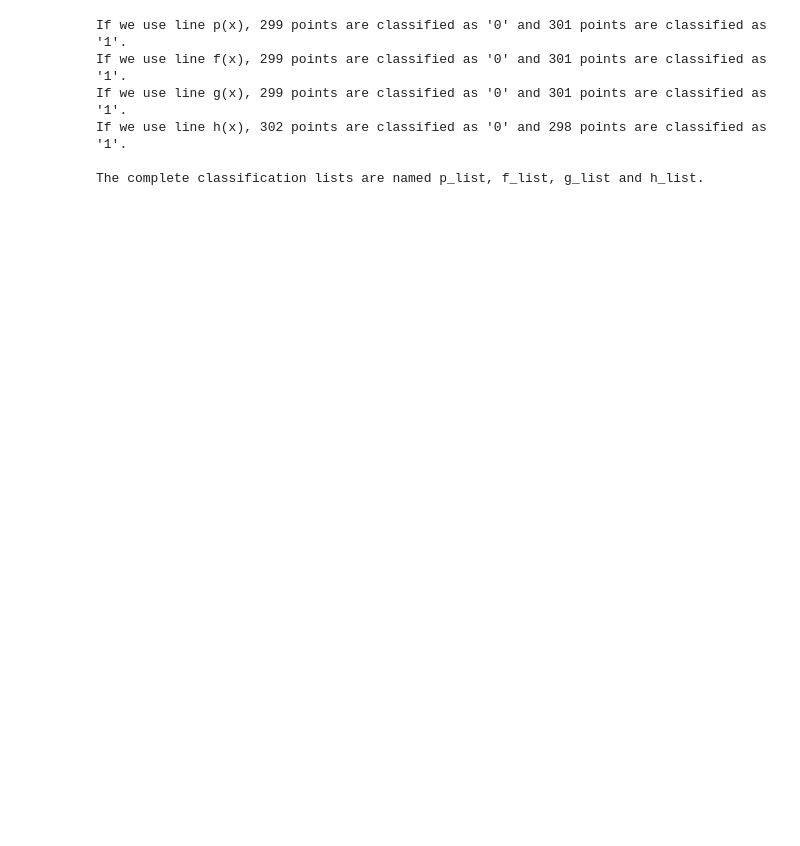
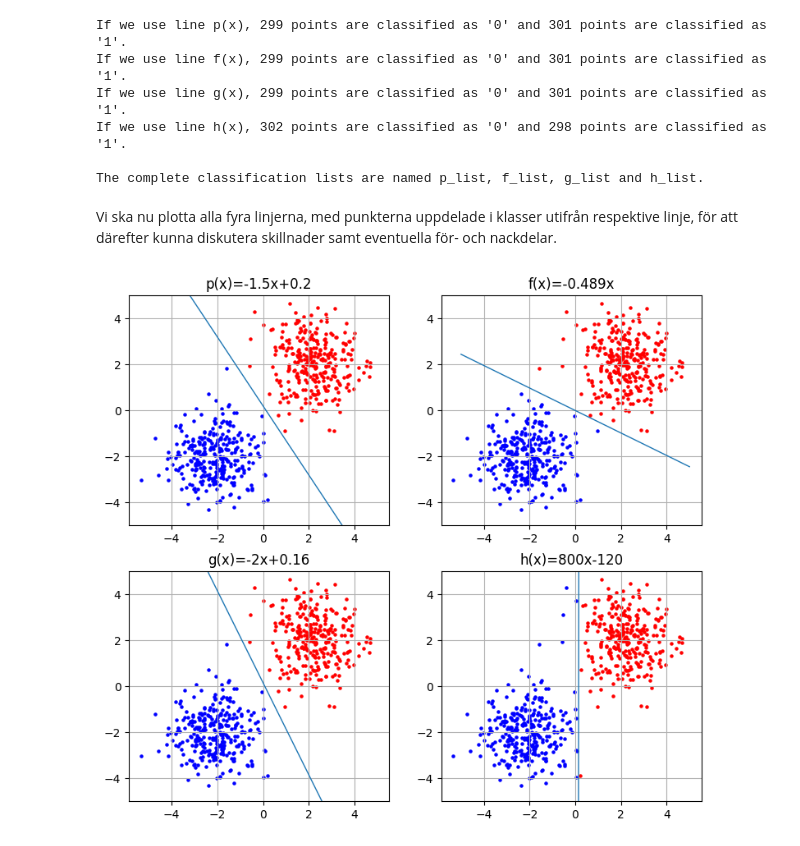
Before and after one commit to bearwinterfirth/linear, a Jupyter notebook: sort_alternative.ipynb, the cells around one changed output. Cells and saved outputs as stored; diff of their text form; code cells hidden in the pictures; blank space fills up the shorter version.

```diff
--- a/sort_alternative.ipynb
+++ b/sort_alternative.ipynb
@@ -73,7 +73,9 @@ for i in lists:
     for j in i:     # each datapoint is appended with 0 (left of line) or 1 (right of line)
         x=float(j[0])
         y=float(j[1])
-        if (y>k[n] * x + m[n] and k[n]<0) or (y<k[n] * x + m[n] and k[n]>0):    # if line has positive slope, class "0" and class "1" are reversed
+        k = k_values[n]
+        m = m_values[n]
+        if (y > k * x + m and k < 0) or (y < k * x + m and k > 0):    # if line has positive slope, class "0" and class "1" are reversed
             j.append(1)
             line[n][1] += 1
         else:
@@ -92,3 +94,41 @@ If we use line g(x), 299 points are classified as '0' and 301 points are classif
 If we use line h(x), 302 points are classified as '0' and 298 points are classified as '1'.
 
 The complete classification lists are named p_list, f_list, g_list and h_list.
+# %% [markdown]
+Vi ska nu plotta alla fyra linjerna, med punkterna uppdelade i klasser utifrån respektive linje, för att därefter kunna diskutera skillnader samt eventuella för- och nackdelar.
+# %%
+
+def make_lists_by_classes(list):
+    class_0 = [row for row in list if row[2]==0]
+    class_1 = [row for row in list if row[2]==1]
+    x0, y0, x1, y1 = [], [], [], []
+    for j in class_0:
+        x0.append(float(j[0]))
+        y0.append(float(j[1]))
+    for j in class_1:
+        x1.append(float(j[0]))
+        y1.append(float(j[1]))
+    return x0, y0, x1, y1
+
+x_values=np.linspace(-5,5,11)
+p_values, f_values, g_values, h_values = [], [], [], []
+value_lists=[p_values, f_values, g_values, h_values]
+
+for j in range(4):
+    value_lists[j]=[k_values[j] * x + m_values[j] for x in x_values]
+
+title_list=["p(x)=-1.5x+0.2", "f(x)=-0.489x", "g(x)=-2x+0.16", "h(x)=800x-120"]
+
+plt.figure(figsize=(9,8))
+for j in range(4):
+    list=lists[j]
+    x0, y0, x1, y1 = make_lists_by_classes(list)
+    plt.subplot(2, 2, j+1)
+    plt.scatter(x0, y0, color="b", s=5)
+    plt.scatter(x1, y1, color="r", s=5)
+    plt.plot(x_values, value_lists[j], linewidth=1)
+    plt.title(title_list[j])
+    plt.ylim(-5,5)
+    plt.grid()
+# %% [output]
+[figure, added]
```
Also changed, not shown: parts of 3 cells of this notebook, 1 other file.
